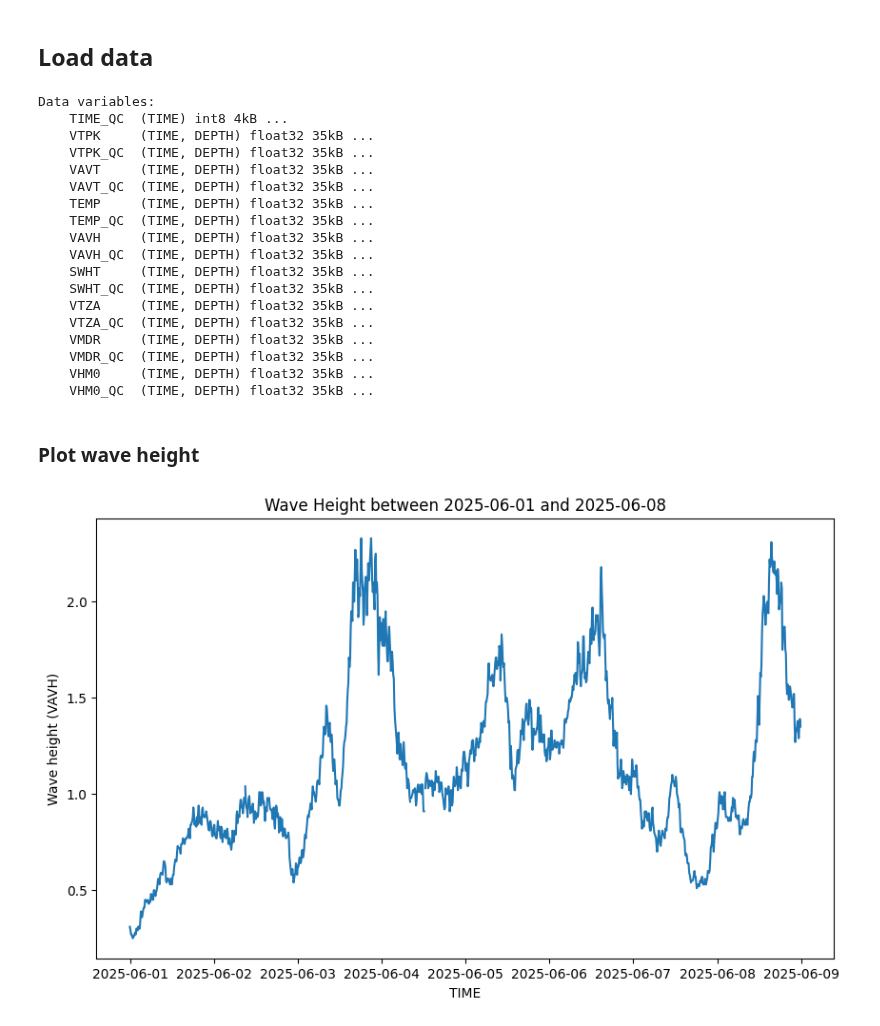
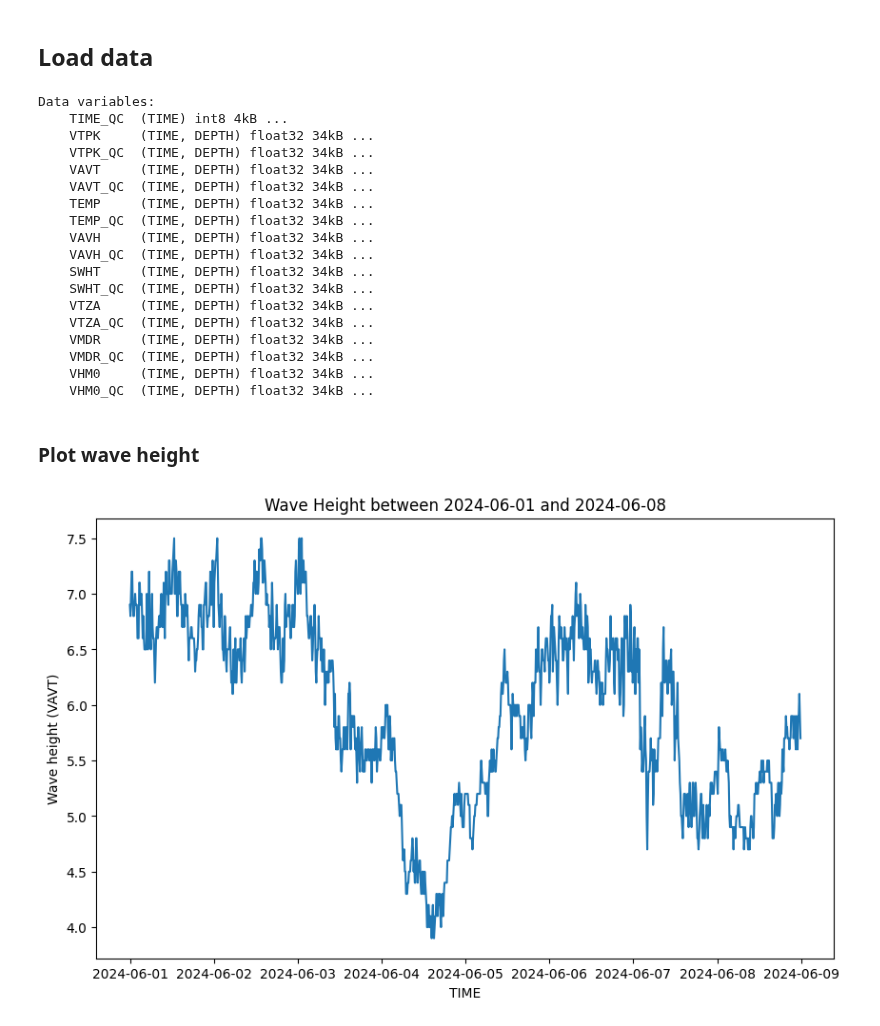
Before and after one commit to DHI/WaterBench-MIKE21SW-SouthernNorthSea, a Jupyter notebook: data-preprocessing/download-copernicus-data.ipynb, the cells around one changed output. Cells and saved outputs as stored; diff of their text form; code cells hidden in the pictures.

Commit message:
download observation data

```diff
--- a/data-preprocessing/download-copernicus-data.ipynb
+++ b/data-preprocessing/download-copernicus-data.ipynb
@@ -99,8 +141,8 @@ INFO - 2025-07-03T13:45:22Z - Selected dataset part: "latest"
 # %% [markdown]
 ## Load data
 # %%
-path = './copernicus-data'
-file = 'NO_TS_MO_WaddenEierlandseGat_202506.nc'
+path = './raw-data/observations'
+file = 'NO_TS_MO_WaddenEierlandseGat_202406.nc'
 #file = 'AR_PR_BO_58GS_202005.nc'
 
 ds = xr.open_dataset(path + '/' + file)
@@ -109,41 +151,40 @@ ds.data_vars
 # %% [output]
 Data variables:
     TIME_QC  (TIME) int8 4kB ...
-    VTPK     (TIME, DEPTH) float32 35kB ...
-    VTPK_QC  (TIME, DEPTH) float32 35kB ...
-    VAVT     (TIME, DEPTH) float32 35kB ...
-    VAVT_QC  (TIME, DEPTH) float32 35kB ...
-    TEMP     (TIME, DEPTH) float32 35kB ...
-    TEMP_QC  (TIME, DEPTH) float32 35kB ...
-    VAVH     (TIME, DEPTH) float32 35kB ...
-    VAVH_QC  (TIME, DEPTH) float32 35kB ...
-    SWHT     (TIME, DEPTH) float32 35kB ...
-    SWHT_QC  (TIME, DEPTH) float32 35kB ...
-    VTZA     (TIME, DEPTH) float32 35kB ...
-    VTZA_QC  (TIME, DEPTH) float32 35kB ...
-    VMDR     (TIME, DEPTH) float32 35kB ...
-    VMDR_QC  (TIME, DEPTH) float32 35kB ...
-    VHM0     (TIME, DEPTH) float32 35kB ...
-    VHM0_QC  (TIME, DEPTH) float32 35kB ...
+    VTPK     (TIME, DEPTH) float32 34kB ...
+    VTPK_QC  (TIME, DEPTH) float32 34kB ...
+    VAVT     (TIME, DEPTH) float32 34kB ...
+    VAVT_QC  (TIME, DEPTH) float32 34kB ...
+    TEMP     (TIME, DEPTH) float32 34kB ...
+    TEMP_QC  (TIME, DEPTH) float32 34kB ...
+    VAVH     (TIME, DEPTH) float32 34kB ...
+    VAVH_QC  (TIME, DEPTH) float32 34kB ...
+    SWHT     (TIME, DEPTH) float32 34kB ...
+    SWHT_QC  (TIME, DEPTH) float32 34kB ...
+    VTZA     (TIME, DEPTH) float32 34kB ...
+    VTZA_QC  (TIME, DEPTH) float32 34kB ...
+    VMDR     (TIME, DEPTH) float32 34kB ...
+    VMDR_QC  (TIME, DEPTH) float32 34kB ...
+    VHM0     (TIME, DEPTH) float32 34kB ...
+    VHM0_QC  (TIME, DEPTH) float32 34kB ...
 # %% [markdown]
 ### Plot wave height
 # %%
-start_date = '2025-06-01'
-end_date = '2025-06-08'
+start_date = '2024-06-01'
+end_date = '2024-06-08'
 
 
 plt.figure(figsize=(10, 6))
 # Select data for the specified time range
 subset_data = ds.sel(TIME=slice(start_date, end_date))
-VAVH = subset_data.VAVH
+VAVT = subset_data.VAVT
 VHM0 = subset_data.VHM0
 DEPH = subset_data.DEPH
 
 plt.title('Wave Height between {} and {}'.format(start_date, end_date))
 plt.xlabel('TIME')
-plt.ylabel('Wave height (VAVH)')
-plt.plot(subset_data.TIME,VAVH.sel(DEPTH=0))
-#plt.plot(subset_data.TIME, VHM0)
+plt.ylabel('Wave height (VAVT)')
+plt.plot(subset_data.TIME,VAVT)
 plt.show()
 # %% [output]
-[figure, old version]
+[figure, new version]
```
Also changed, not shown: parts of 11 cells of this notebook, 4 other files.
